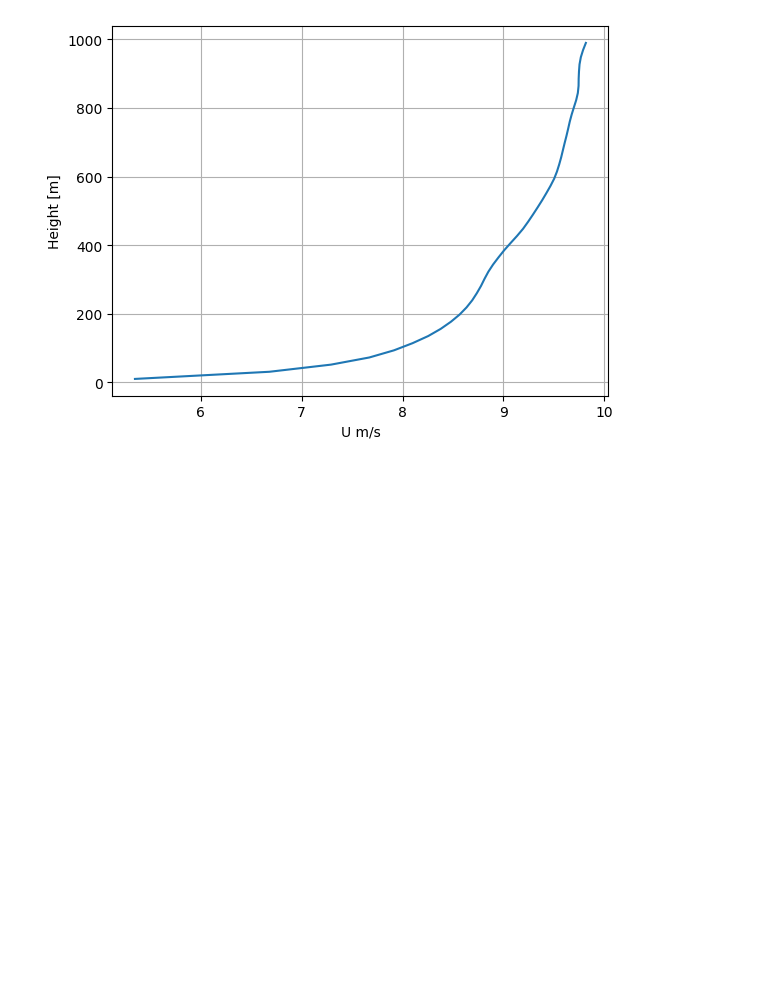
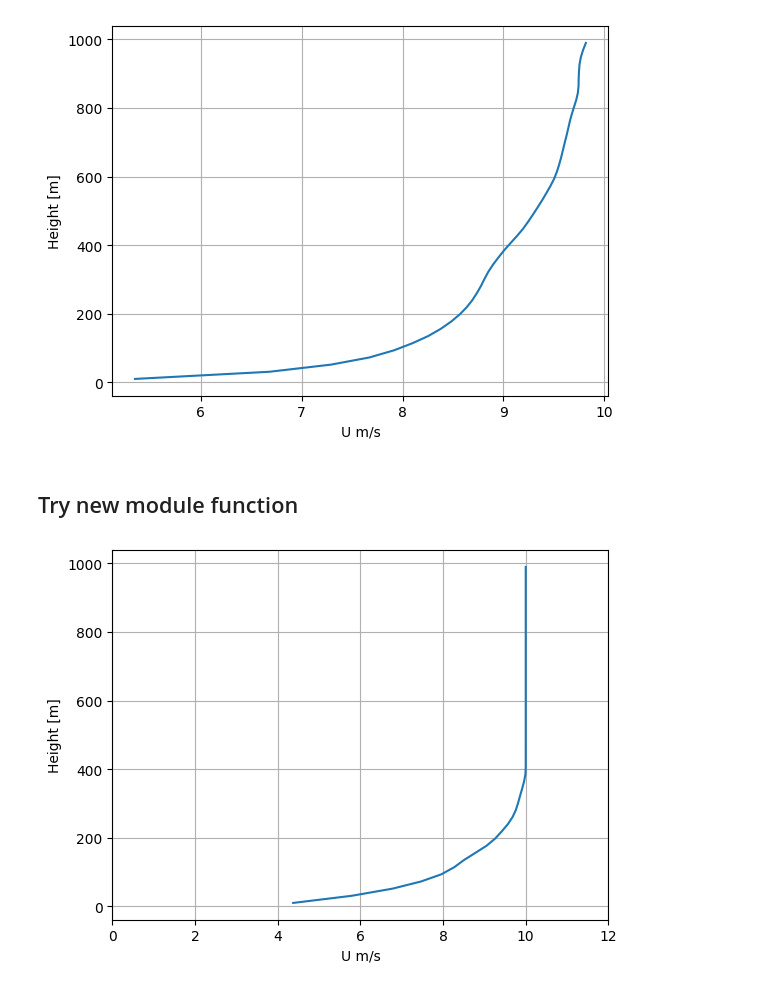
Before and after one commit to NREL/moa_python, a Jupyter notebook: initial_post_processing/00_post_processing_pf.ipynb, the cells around one changed output. Saved outputs shown, nothing was run; the diff lists cells and outputs as text; code cells hidden in the pictures; blank space fills up the shorter version.

```diff
--- a/initial_post_processing/00_post_processing_pf.ipynb
+++ b/initial_post_processing/00_post_processing_pf.ipynb
@@ -127,0 +133,6 @@ d1.variables.
+# %% [markdown]
+## Try new module function
+# %%
+mpp.plot_vert_vel_profile(os.path.join(case_folder,post_processing_file ),[2000,10000] )
+# %% [output]
+[figure, added]
```
Also changed, not shown: parts of 3 cells of this notebook.
